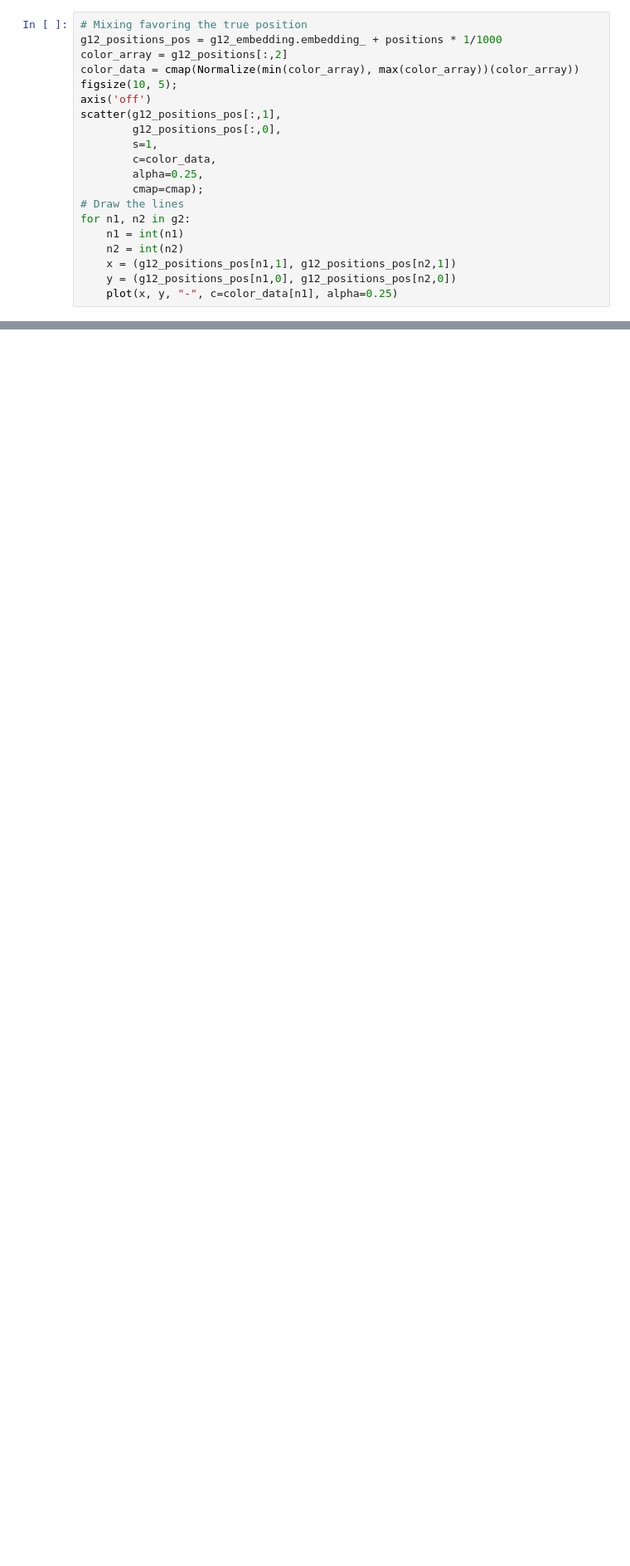
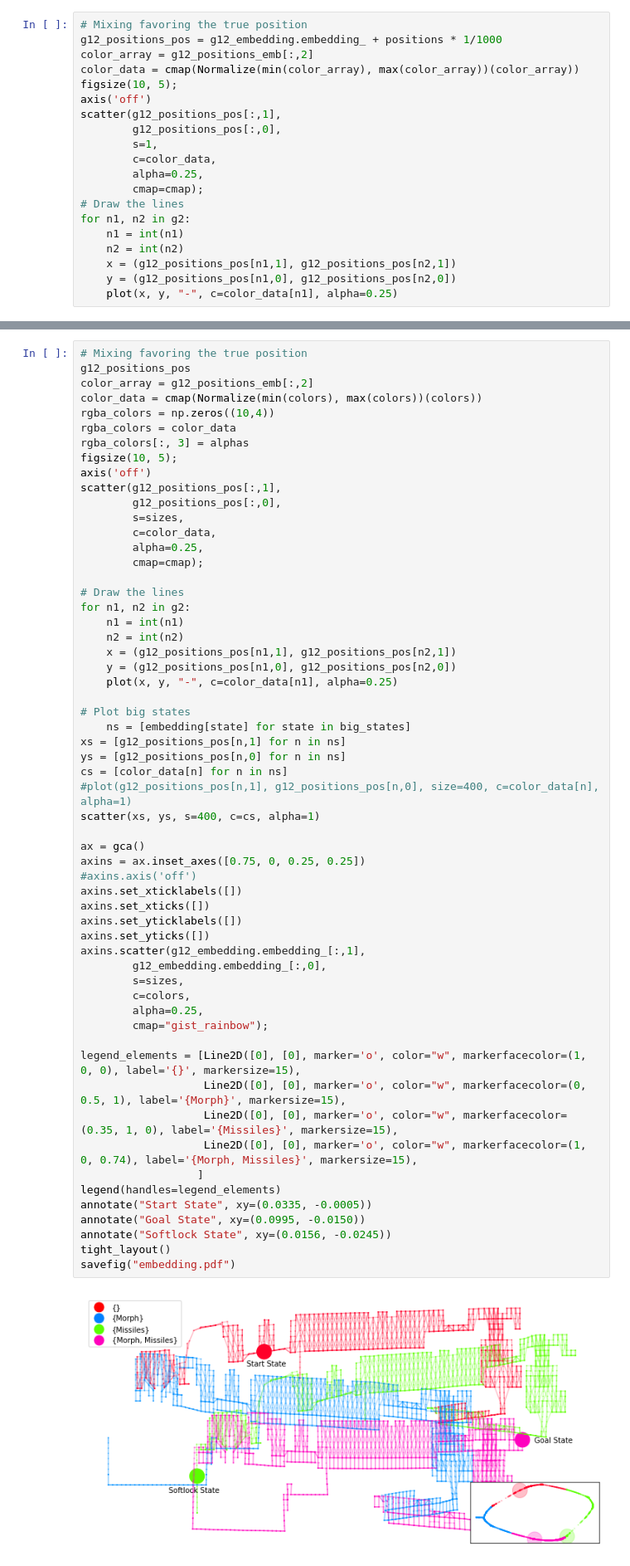
Before and after one commit to aremath/sm_rando, a Jupyter notebook: world_rando/state_graphs.ipynb, the cells around one changed output, grey strips where cells are left out. Shown: that part at 83% size. Saved outputs shown, nothing was run; the diff lists cells and outputs as text; blank space fills up the shorter version.

```diff
--- a/world_rando/state_graphs.ipynb
+++ b/world_rando/state_graphs.ipynb
@@ -125,7 +123,7 @@ scatter(g12_positions_emb[:,1],
 # %%
 # Mixing favoring the true position
 g12_positions_pos = g12_embedding.embedding_ + positions * 1/1000
-color_array = g12_positions[:,2]
+color_array = g12_positions_emb[:,2]
 color_data = cmap(Normalize(min(color_array), max(color_array))(color_array))
 figsize(10, 5);
 axis('off')
@@ -214,0 +220,60 @@ savefig("embedding.pdf")
+# %%
+# Mixing favoring the true position
+g12_positions_pos
+color_array = g12_positions_emb[:,2]
+color_data = cmap(Normalize(min(colors), max(colors))(colors))
+rgba_colors = np.zeros((10,4))
+rgba_colors = color_data
+rgba_colors[:, 3] = alphas
+figsize(10, 5);
+axis('off')
+scatter(g12_positions_pos[:,1],
+        g12_positions_pos[:,0],
+        s=sizes,
+        c=color_data,
+        alpha=0.25,
+        cmap=cmap);
+
+# Draw the lines
+for n1, n2 in g2:
+    n1 = int(n1)
+    n2 = int(n2)
+    x = (g12_positions_pos[n1,1], g12_positions_pos[n2,1])
+    y = (g12_positions_pos[n1,0], g12_positions_pos[n2,0])
+    plot(x, y, "-", c=color_data[n1], alpha=0.25)
+
+# Plot big states
+    ns = [embedding[state] for state in big_states]
+xs = [g12_positions_pos[n,1] for n in ns]
+ys = [g12_positions_pos[n,0] for n in ns]
+cs = [color_data[n] for n in ns]
+#plot(g12_positions_pos[n,1], g12_positions_pos[n,0], size=400, c=color_data[n], alpha=1)
+scatter(xs, ys, s=400, c=cs, alpha=1)
+
+ax = gca()
+axins = ax.inset_axes([0.75, 0, 0.25, 0.25])
+#axins.axis('off')
+axins.set_xticklabels([])
+axins.set_xticks([])
+axins.set_yticklabels([])
+axins.set_yticks([])
+axins.scatter(g12_embedding.embedding_[:,1],
+        g12_embedding.embedding_[:,0],
+        s=sizes,
+        c=colors,
+        alpha=0.25,
+        cmap="gist_rainbow");
+
+legend_elements = [Line2D([0], [0], marker='o', color="w", markerfacecolor=(1, 0, 0), label='{}', markersize=15),
+                   Line2D([0], [0], marker='o', color="w", markerfacecolor=(0, 0.5, 1), label='{Morph}', markersize=15),
+                   Line2D([0], [0], marker='o', color="w", markerfacecolor=(0.35, 1, 0), label='{Missiles}', markersize=15),
+                   Line2D([0], [0], marker='o', color="w", markerfacecolor=(1, 0, 0.74), label='{Morph, Missiles}', markersize=15),
+                  ]
+legend(handles=legend_elements)
+annotate("Start State", xy=(0.0335, -0.0005))
+annotate("Goal State", xy=(0.0995, -0.0150))
+annotate("Softlock State", xy=(0.0156, -0.0245))
+tight_layout()
+savefig("embedding.pdf")
+# %% [output]
+[figure, added]
```
Also changed, not shown: parts of 7 cells of this notebook, 4 other files.
